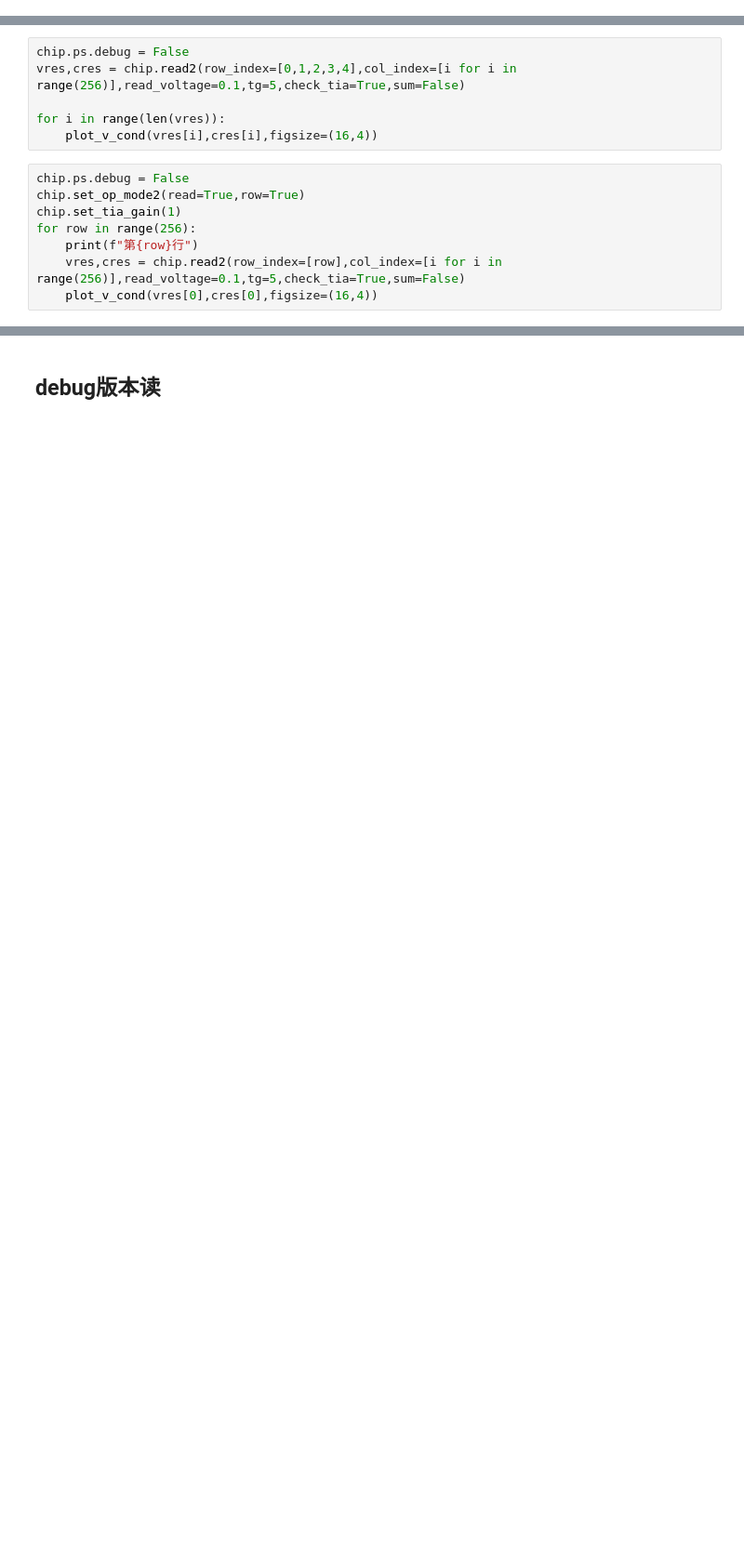
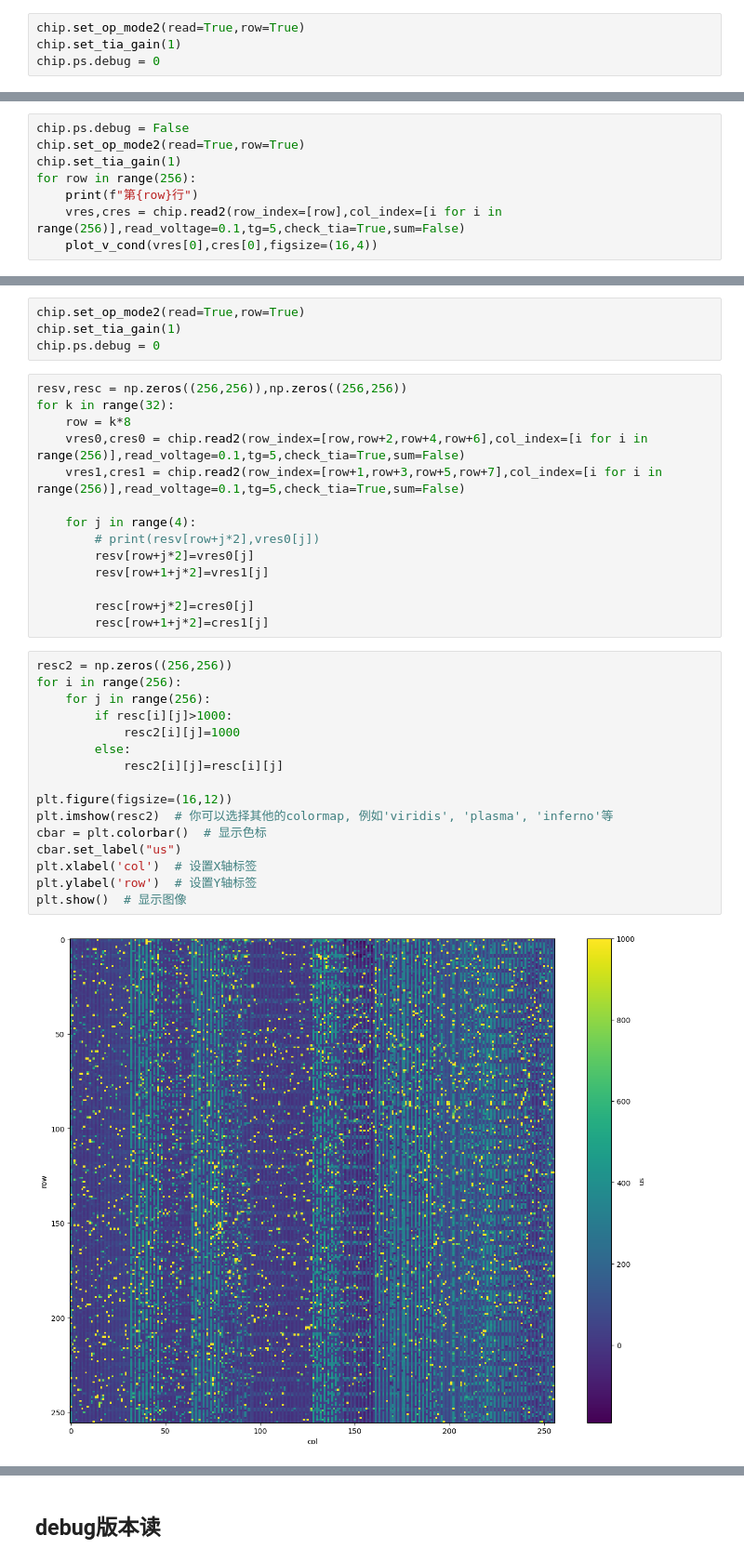
Before and after one commit to bei-meng/host_computer, a Jupyter notebook: 读写操作.ipynb, the cells around one changed output, grey strips where cells are left out. Shown at 93% size. Saved outputs shown, nothing was run; the diff lists cells and outputs as text; blank space fills up the shorter version.

```diff
--- a/读写操作.ipynb
+++ b/读写操作.ipynb
@@ -104,0 +64,4 @@ plot_v_cond(v= voltage,cond= cond)
+# %%
+chip.set_op_mode2(read=True,row=True)
+chip.set_tia_gain(1)
+chip.ps.debug = 0
@@ -209,9 +144,3 @@ ValueError: invalid literal for int() with base 16: ''
-# %%
-chip.ps.debug = False
-vres,cres = chip.read2(row_index=[0,1,2,3,4],col_index=[i for i in range(256)],read_voltage=0.1,tg=5,check_tia=True,sum=False)
-
-for i in range(len(vres)):
-    plot_v_cond(vres[i],cres[i],figsize=(16,4))
 # %%
 chip.ps.debug = False
 chip.set_op_mode2(read=True,row=True)
@@ -250,0 +169,36 @@ for i in range(50):
+# %%
+chip.set_op_mode2(read=True,row=True)
+chip.set_tia_gain(1)
+chip.ps.debug = 0
+# %%
+resv,resc = np.zeros((256,256)),np.zeros((256,256))
+for k in range(32):
+    row = k*8
+    vres0,cres0 = chip.read2(row_index=[row,row+2,row+4,row+6],col_index=[i for i in range(256)],read_voltage=0.1,tg=5,check_tia=True,sum=False)
+    vres1,cres1 = chip.read2(row_index=[row+1,row+3,row+5,row+7],col_index=[i for i in range(256)],read_voltage=0.1,tg=5,check_tia=True,sum=False)
+
+    for j in range(4):
+        # print(resv[row+j*2],vres0[j])
+        resv[row+j*2]=vres0[j]
+        resv[row+1+j*2]=vres1[j]
+
+        resc[row+j*2]=cres0[j]
+        resc[row+1+j*2]=cres1[j]
+# %%
+resc2 = np.zeros((256,256))
+for i in range(256):
+    for j in range(256):
+        if resc[i][j]>1000:
+            resc2[i][j]=1000
+        else:
+            resc2[i][j]=resc[i][j]
+
+plt.figure(figsize=(16,12))
+plt.imshow(resc2)  # 你可以选择其他的colormap, 例如'viridis', 'plasma', 'inferno'等
+cbar = plt.colorbar()  # 显示色标
+cbar.set_label("us")
+plt.xlabel('col')  # 设置X轴标签
+plt.ylabel('row')  # 设置Y轴标签
+plt.show()  # 显示图像
+# %% [output]
+[figure, added]
```
Also changed, not shown: parts of 18 cells of this notebook, 6 other files.
